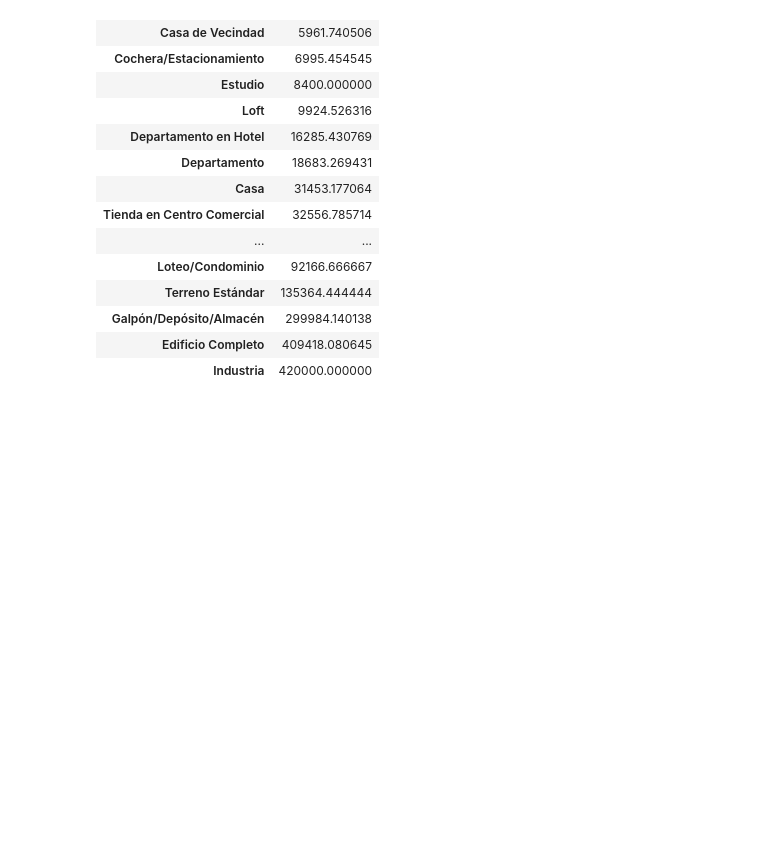
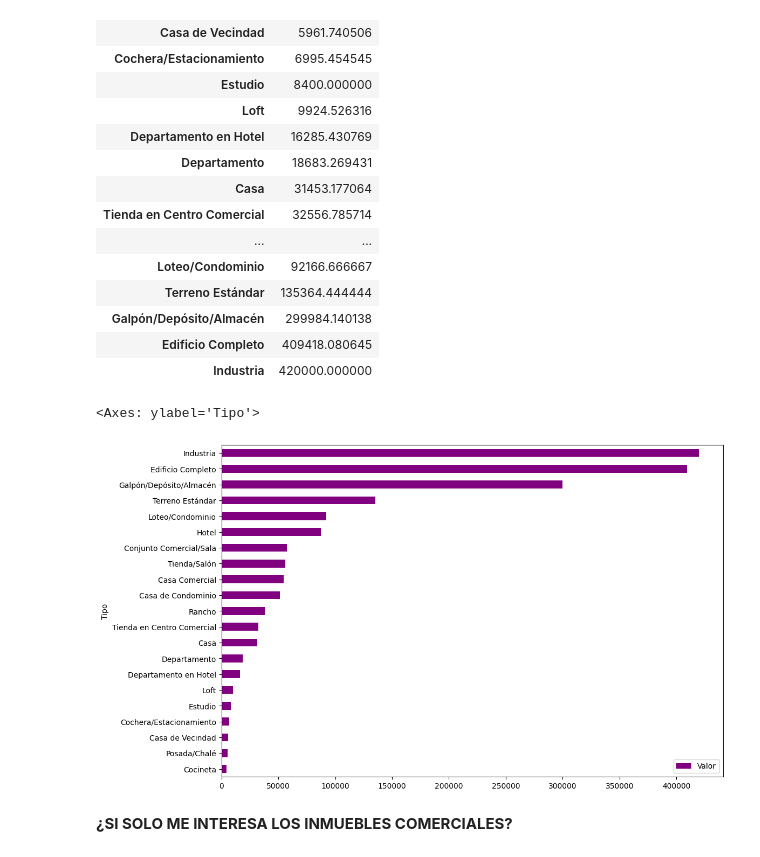
Before and after one commit to AIS-Tobe/Python_First-Steps, a Jupyter notebook: inmuebles_cdmx.ipynb, the cells around one changed output. Cells and saved outputs as stored; diff of their text form; code cells hidden in the pictures; blank space fills up the shorter version.

```diff
--- a/inmuebles_cdmx.ipynb
+++ b/inmuebles_cdmx.ipynb
@@ -308,3 +307,14 @@ datos.groupby('Tipo')[['Valor']].mean().sort_values('Valor')
 | Galpón/Depósito/Almacén | 299984.140138 |
 | Edificio Completo | 409418.080645 |
 | Industria | 420000.000000 |
+# %%
+df_tipo_precio = datos.groupby('Tipo')[['Valor']].mean().sort_values('Valor')
+df_tipo_precio.plot(kind='barh',figsize=(12,8),color='purple')
+# kind = 'barh'  --> Barra horizontales
+# figsize=(12,8) --> Tamaño 12x8
+# color='purple' --> Color
+# %% [output]
+<Axes: ylabel='Tipo'>
+[figure, added]
+# %% [markdown]
+**¿SI SOLO ME INTERESA LOS INMUEBLES COMERCIALES?**
```
Also changed, not shown: parts of 33 cells of this notebook.
